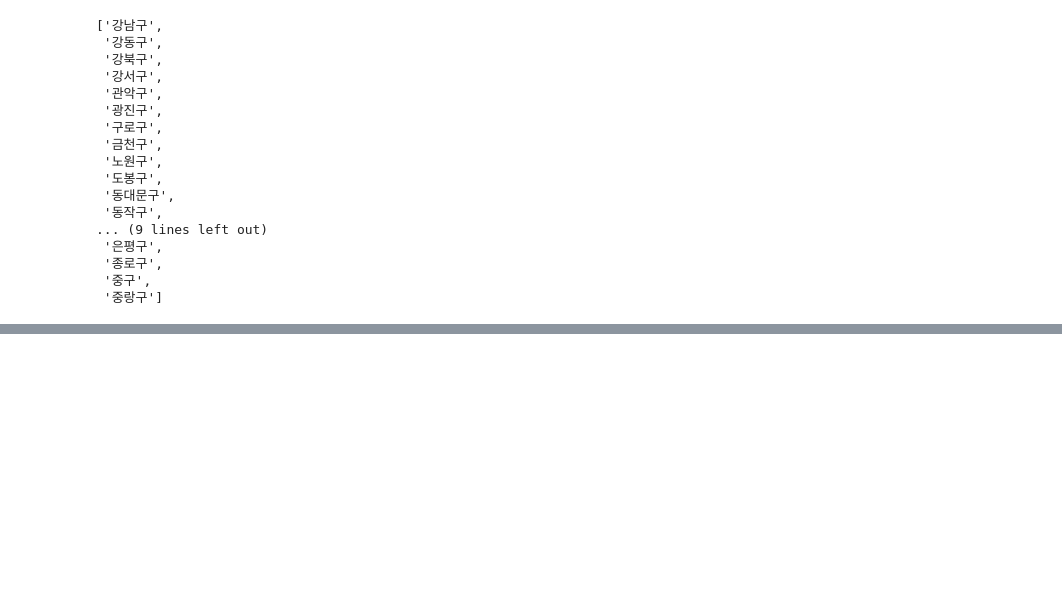
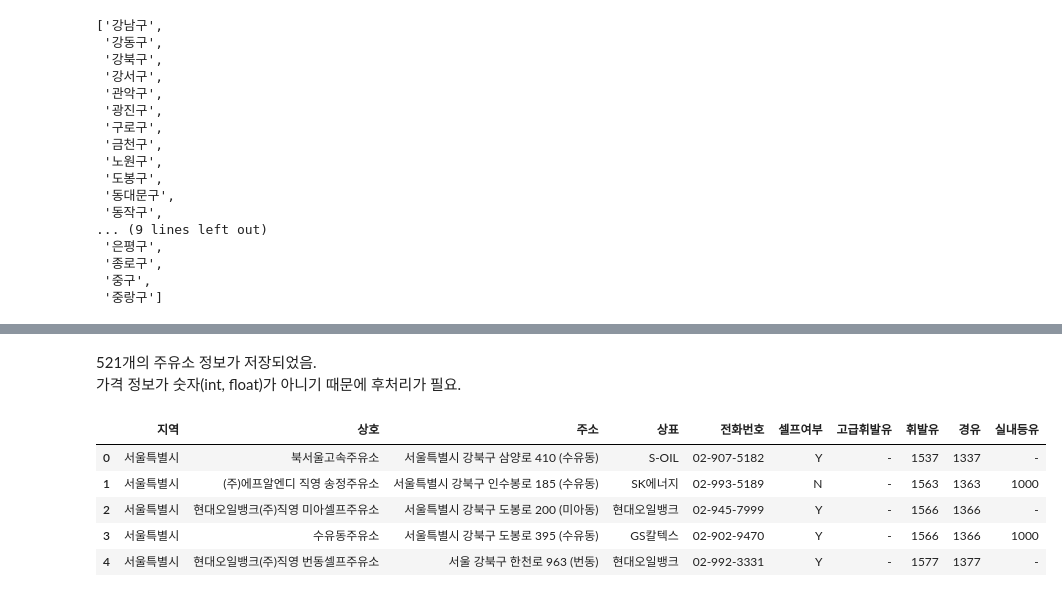
Before and after one commit to KimDoKy/DataScience, a Jupyter notebook: source_code/chap4. Self Oil Station price.ipynb, the cells around one changed output, grey strips where cells are left out. Saved outputs shown, nothing was run; the diff lists cells and outputs as text; code cells hidden in the pictures; blank space fills up the shorter version.

```diff
--- a/source_code/chap4. Self Oil Station price.ipynb
+++ b/source_code/chap4. Self Oil Station price.ipynb
@@ -148,0 +174,3 @@ driver.close()
+# %%
+stations_files = glob('../data/지역*.xls')
+stations_files
@@ -148,0 +197,8 @@ driver.close()
+# %%
+tmp_raw = []
+
+for file_name in stations_files:
+    tmp = pd.read_excel(file_name, header=2)
+    tmp_raw.append(tmp)
+
+station_raw = pd.concat(tmp_raw)
@@ -148,0 +226,12 @@ driver.close()
+# %% [markdown]
+521개의 주유소 정보가 저장되었음.
+가격 정보가 숫자(int, float)가 아니기 때문에 후처리가 필요.
+# %%
+station_raw.head()
+# %% [output]
+|  | 지역 | 상호 | 주소 | 상표 | 전화번호 | 셀프여부 | 고급휘발유 | 휘발유 | 경유 | 실내등유 |
+| 0 | 서울특별시 | 북서울고속주유소 | 서울특별시 강북구 삼양로 410 (수유동) | S-OIL | 02-907-5182 | Y | - | 1537 | 1337 | - |
+| 1 | 서울특별시 | (주)에프알엔디 직영 송정주유소 | 서울특별시 강북구 인수봉로 185 (수유동) | SK에너지 | 02-993-5189 | N | - | 1563 | 1363 | 1000 |
+| 2 | 서울특별시 | 현대오일뱅크(주)직영 미아셀프주유소 | 서울특별시 강북구 도봉로 200 (미아동) | 현대오일뱅크 | 02-945-7999 | Y | - | 1566 | 1366 | - |
+| 3 | 서울특별시 | 수유동주유소 | 서울특별시 강북구 도봉로 395 (수유동) | GS칼텍스 | 02-902-9470 | Y | - | 1566 | 1366 | 1000 |
+| 4 | 서울특별시 | 현대오일뱅크(주)직영 번동셀프주유소 | 서울 강북구 한천로 963 (번동) | 현대오일뱅크 | 02-992-3331 | Y | - | 1577 | 1377 | - |
```
Also changed, not shown: parts of 27 cells of this notebook.
